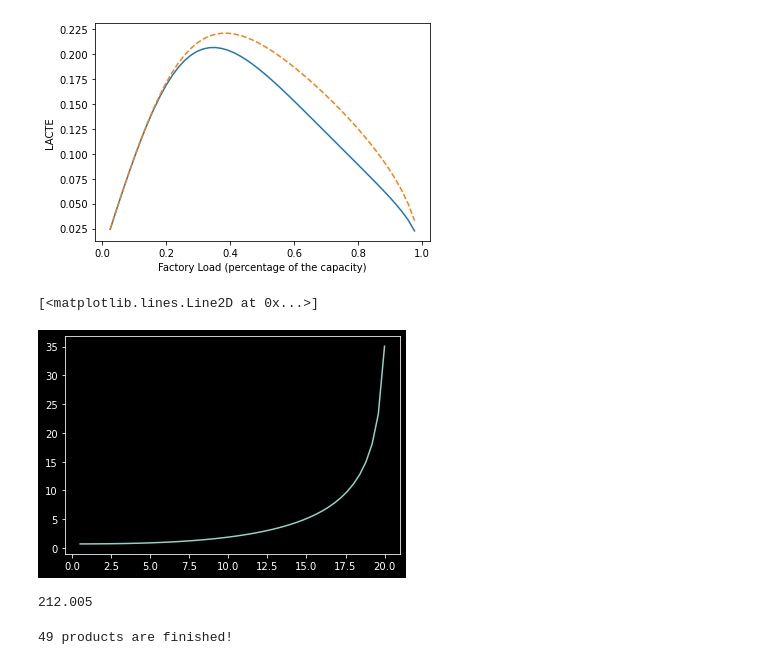
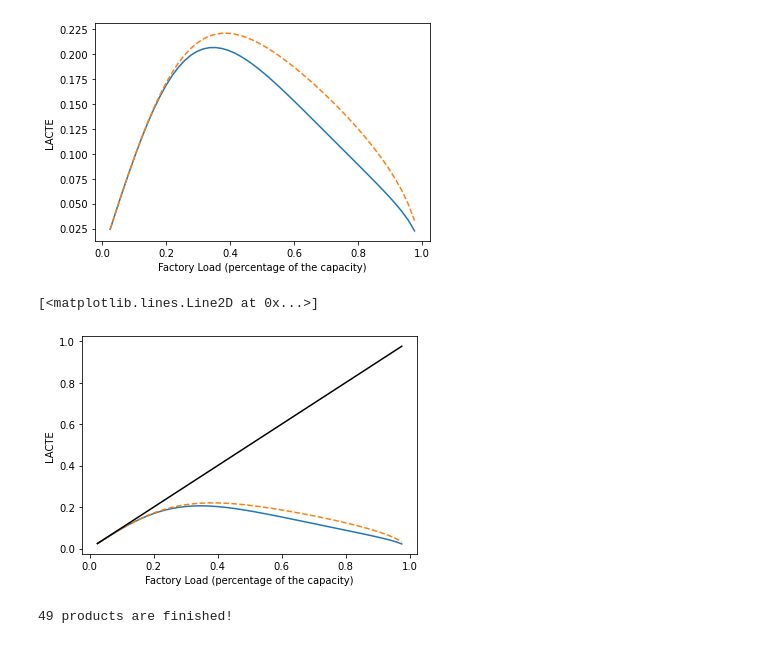
Before and after one commit to ZhekaiLi/ZhekaiLi.github.io, a Jupyter notebook: _files/Skyworks/Book-Optimizing Factory Performance/simulation.ipynb, the cells around one changed output. Saved outputs shown, nothing was run; the diff lists cells and outputs as text; code cells hidden in the pictures.

```diff
--- a/_files/Skyworks/Book-Optimizing Factory Performance/simulation.ipynb
+++ b/_files/Skyworks/Book-Optimizing Factory Performance/simulation.ipynb
@@ -133,47 +133,26 @@ plt.plot(np.linspace(0.5, 20, 50)/TH_f_max_1, LACTEs_1, '--')
 # %%
 LACTEs_1 = []
 TH_f_max_1 = 0
 for TH_f in np.linspace(0.5, 20, 50):
     ws_A = WorkStation(TH_f=TH_f, cov_AR=8, cov_EPT=1, m=6, EPR_m=4)
     ws_B = WorkStation(TH_f=TH_f, cov_AR=ws_A.cov_DR, cov_EPT=2, m=3, EPR_m=10)
     ws_C = WorkStation(TH_f=TH_f, cov_AR=ws_B.cov_DR, cov_EPT=3, m=4, EPR_m=8)
     ws_D = WorkStation(TH_f=TH_f, cov_AR=ws_C.cov_DR, cov_EPT=3, m=5, EPR_m=4.1)
     ws_E = WorkStation(TH_f=TH_f, cov_AR=ws_D.cov_DR, cov_EPT=2, m=3, EPR_m=9.5)
 
     f = Factory(TH_f=TH_f)
     f.add_workstations([ws_A, ws_B, ws_C, ws_D, ws_E])
     LACTEs_1.append(f.calLACET())
     TH_f_max_1 = f.TH_f_max
 
 plt.xlabel("Factory Load (percentage of the capacity)")
 plt.ylabel("LACTE")
 plt.plot(np.linspace(0.5, 20, 50)/TH_f_max, LACTEs)
 plt.plot(np.linspace(0.5, 20, 50)/TH_f_max_1, LACTEs_1, '--')
-plt.plot(np.linspace(0.5, 20, 50)/TH_f_max, LACTEs_1, '.')
+plt.plot(np.linspace(0.5, 20, 50)/TH_f_max, np.linspace(0.5, 20, 50)/TH_f_max, 'black')
+# %% [output]
+[<matplotlib.lines.Line2D at 0x...>]
+[figure, added]
-# %%
-CTs = []
-for TH_f in np.linspace(0.5, 20, 50):
-    ws_A = WorkStation(TH_f=TH_f, cov_AR=8, cov_EPT=8, m=6, EPR_m=4)
-    ws_B = WorkStation(TH_f=TH_f, cov_AR=ws_A.cov_DR, cov_EPT=2, m=3, EPR_m=10)
-    ws_C = WorkStation(TH_f=TH_f, cov_AR=ws_B.cov_DR, cov_EPT=3, m=4, EPR_m=8)
-    ws_D = WorkStation(TH_f=TH_f, cov_AR=ws_C.cov_DR, cov_EPT=3, m=5, EPR_m=4.1)
-
-    f = Factory(TH_f=TH_f)
-    f.add_workstation(ws_A)
-    f.add_workstation(ws_B)
-    f.add_workstation(ws_C)
-    f.add_workstation(ws_D)
-    CTs.append(f.CT_f)
-
-plt.plot(np.linspace(0.5, 20, 50), CTs)
-# %% [output]
-[<matplotlib.lines.Line2D at 0x...>]
-[figure, removed]
-# %%
-d = 2015
-d*0.067 + 77
-# %% [output]
-212.005
 # %%
 # Containers
 #   crude container
```
Also changed, not shown: parts of 9 cells of this notebook, 9 other files.
